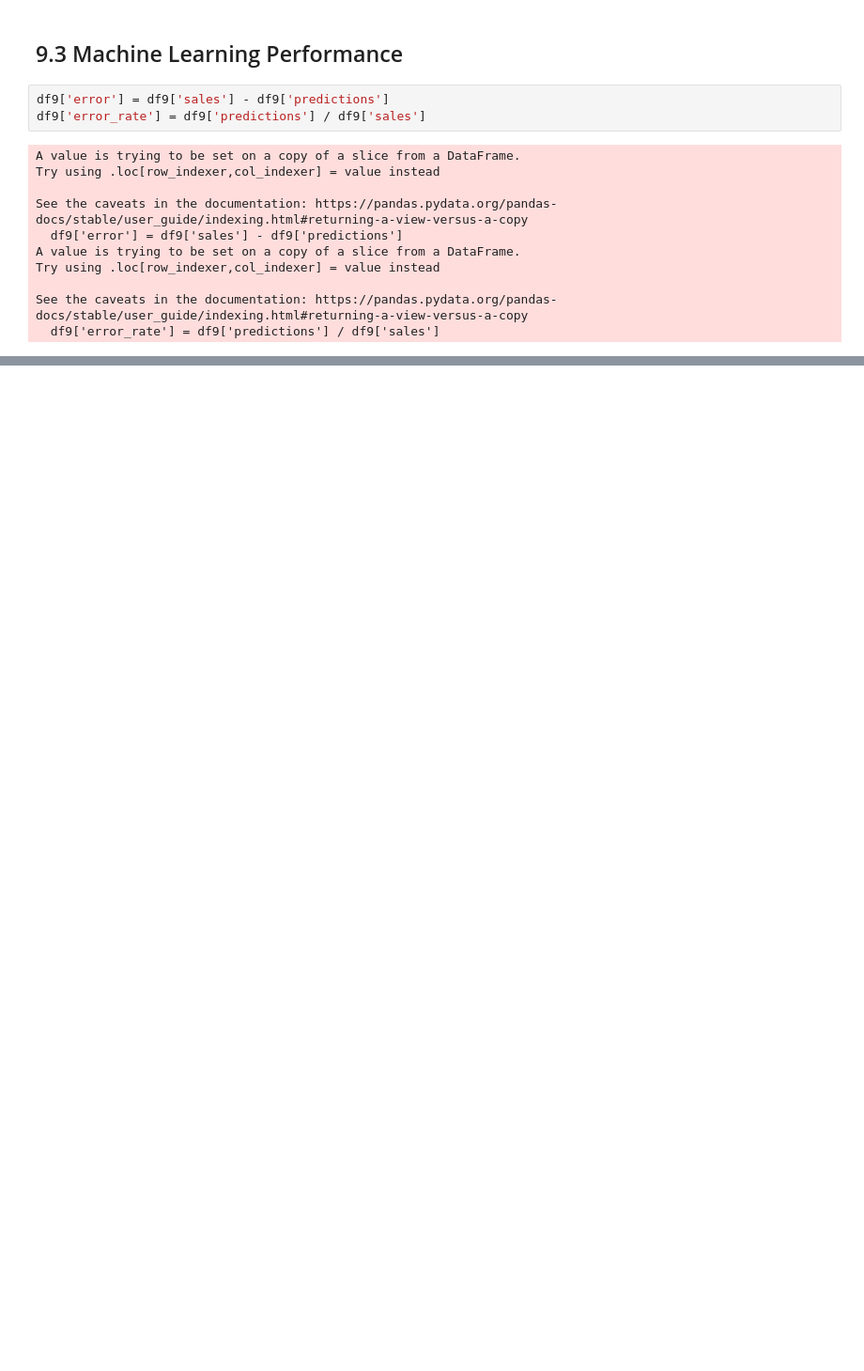
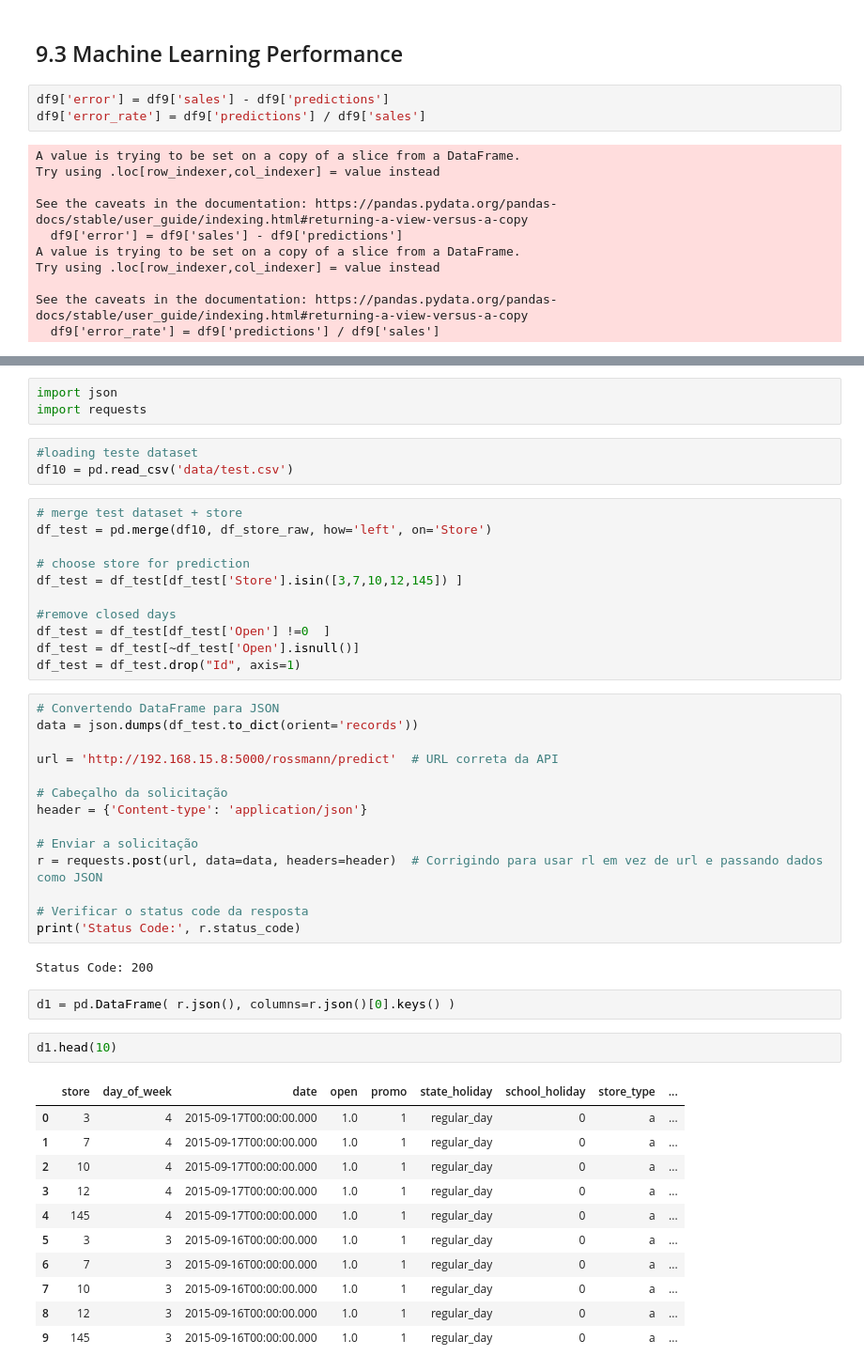
Before and after one commit to RicardoSemerene/DataScience_em_producao, a Jupyter notebook: m04_v01_store_sales_prediction.ipynb, the cells around one changed output, grey strips where cells are left out. Shown at 94% size. Drawn from its saved outputs; the diff is of its cells as text; blank space fills up the shorter version.

```diff
--- a/m04_v01_store_sales_prediction.ipynb
+++ b/m04_v01_store_sales_prediction.ipynb
@@ -1204,0 +1432,49 @@ https://gist.github.com/mwaskom/de44147ed2974457ad6372750bbe5751
+# %%
+import json
+import requests
+# %%
+#loading teste dataset
+df10 = pd.read_csv('data/test.csv')
+# %%
+# merge test dataset + store
+df_test = pd.merge(df10, df_store_raw, how='left', on='Store')
+
+# choose store for prediction
+df_test = df_test[df_test['Store'].isin([3,7,10,12,145]) ]
+
+#remove closed days
+df_test = df_test[df_test['Open'] !=0  ]
+df_test = df_test[~df_test['Open'].isnull()]
+df_test = df_test.drop("Id", axis=1)
+# %%
+# Convertendo DataFrame para JSON
+data = json.dumps(df_test.to_dict(orient='records'))
+
+url = 'http://192.168.15.8:5000/rossmann/predict'  # URL correta da API
+
+# Cabeçalho da solicitação
+header = {'Content-type': 'application/json'}
+
+# Enviar a solicitação
+r = requests.post(url, data=data, headers=header)  # Corrigindo para usar rl em vez de url e passando dados como JSON
+
+# Verificar o status code da resposta
+print('Status Code:', r.status_code)
+# %% [output]
+Status Code: 200
+# %%
+d1 = pd.DataFrame( r.json(), columns=r.json()[0].keys() )
+# %%
+d1.head(10)
+# %% [output]
+|  | store | day_of_week | date | open | promo | state_holiday | school_holiday | store_type | ... |
+| 0 | 3 | 4 | 2015-09-17T00:00:00.000 | 1.0 | 1 | regular_day | 0 | a | ... |
+| 1 | 7 | 4 | 2015-09-17T00:00:00.000 | 1.0 | 1 | regular_day | 0 | a | ... |
+| 2 | 10 | 4 | 2015-09-17T00:00:00.000 | 1.0 | 1 | regular_day | 0 | a | ... |
+| 3 | 12 | 4 | 2015-09-17T00:00:00.000 | 1.0 | 1 | regular_day | 0 | a | ... |
+| 4 | 145 | 4 | 2015-09-17T00:00:00.000 | 1.0 | 1 | regular_day | 0 | a | ... |
+| 5 | 3 | 3 | 2015-09-16T00:00:00.000 | 1.0 | 1 | regular_day | 0 | a | ... |
+| 6 | 7 | 3 | 2015-09-16T00:00:00.000 | 1.0 | 1 | regular_day | 0 | a | ... |
+| 7 | 10 | 3 | 2015-09-16T00:00:00.000 | 1.0 | 1 | regular_day | 0 | a | ... |
+| 8 | 12 | 3 | 2015-09-16T00:00:00.000 | 1.0 | 1 | regular_day | 0 | a | ... |
+| 9 | 145 | 3 | 2015-09-16T00:00:00.000 | 1.0 | 1 | regular_day | 0 | a | ... |
```
Also changed, not shown: parts of 23 cells of this notebook, 10 other files.
